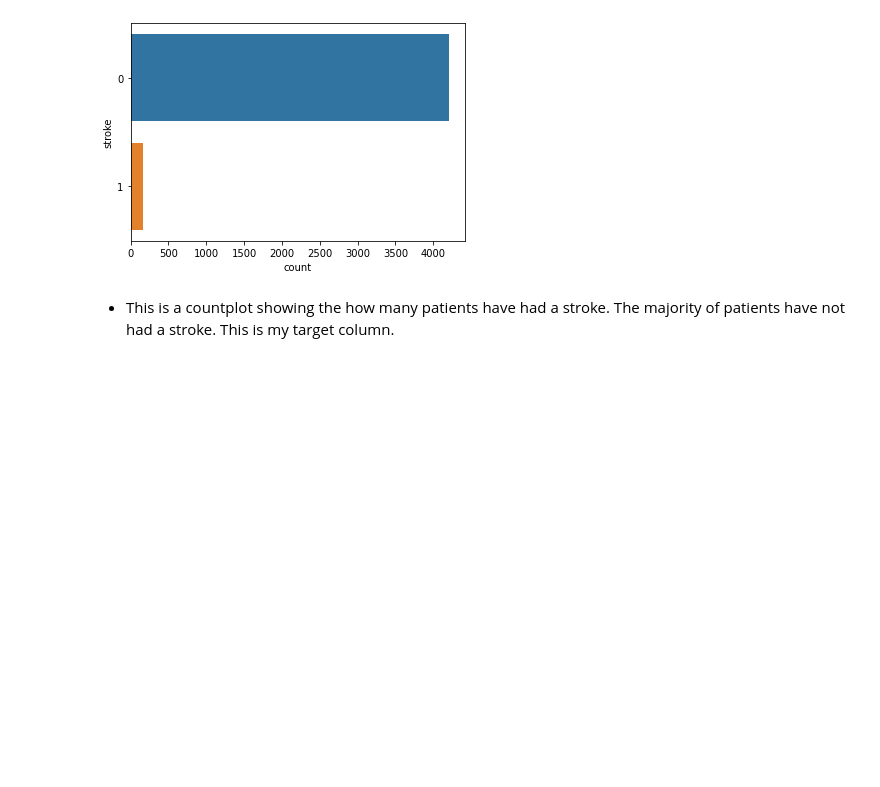
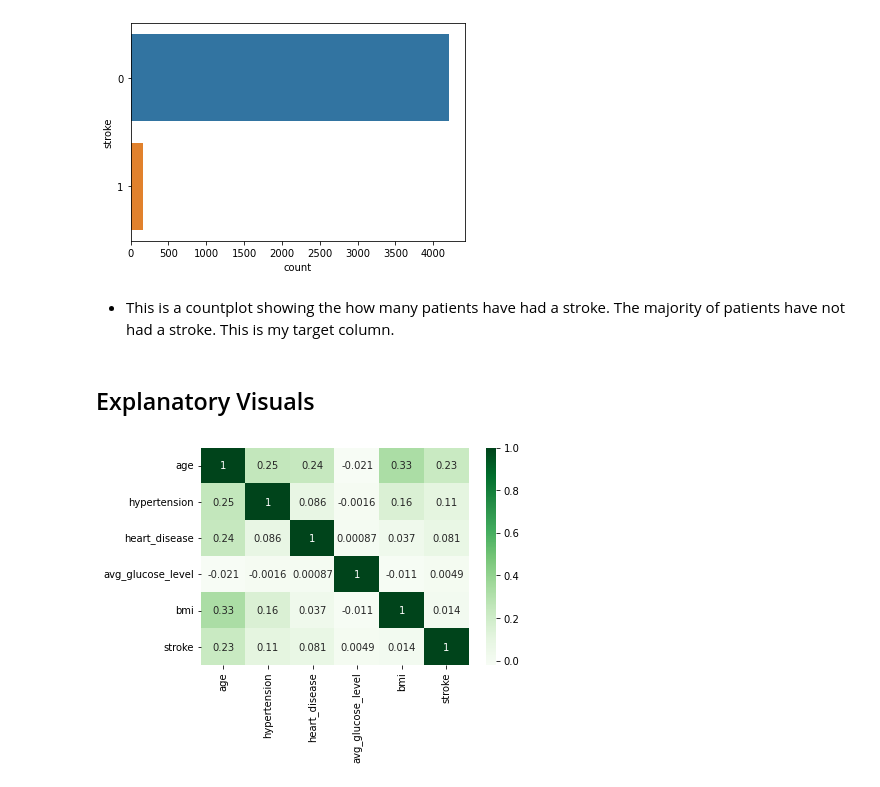
Before and after one commit to alexre24/Project-2, a Jupyter notebook: Stroke_Prediction_Data.ipynb, the cells around one changed output. Saved outputs shown, nothing was run; the diff lists cells and outputs as text; code cells hidden in the pictures; blank space fills up the shorter version.

```diff
--- a/Stroke_Prediction_Data.ipynb
+++ b/Stroke_Prediction_Data.ipynb
@@ -322,3 +322,11 @@ sns.countplot(data = stroke_df, y = 'stroke');
 [figure]
 # %% [markdown]
 - This is a countplot showing the how many patients have had a stroke. The majority of patients have not had a stroke. This is my target column.
+# %% [markdown]
+## Explanatory Visuals
+# %%
+# Creating a heatmap to see the correlation of different features
+corr = stroke_df.corr()
+sns.heatmap(corr, cmap = "Greens", annot = True);
+# %% [output]
+[figure, added]
```
Also changed, not shown: parts of 6 cells of this notebook.
